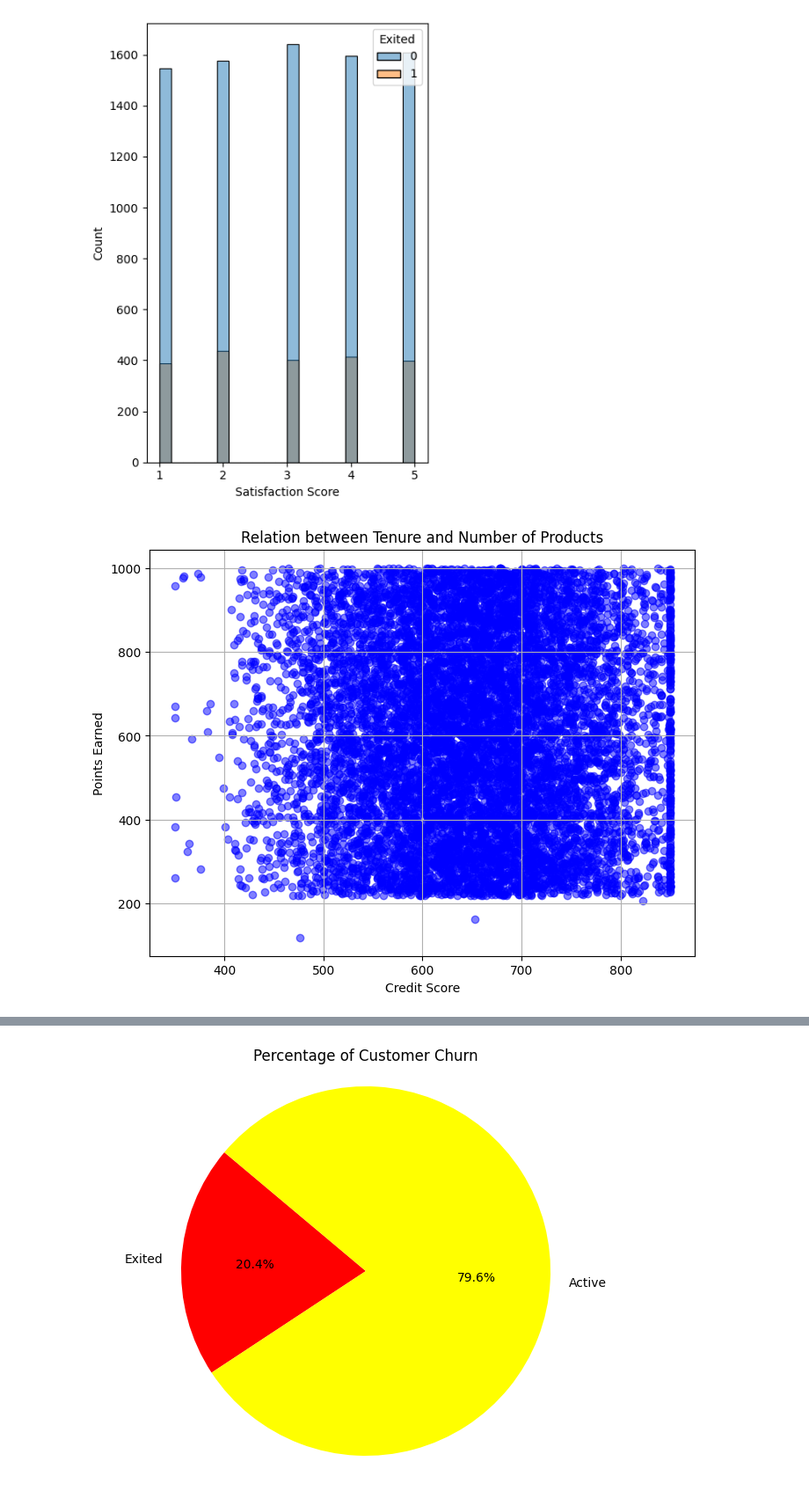
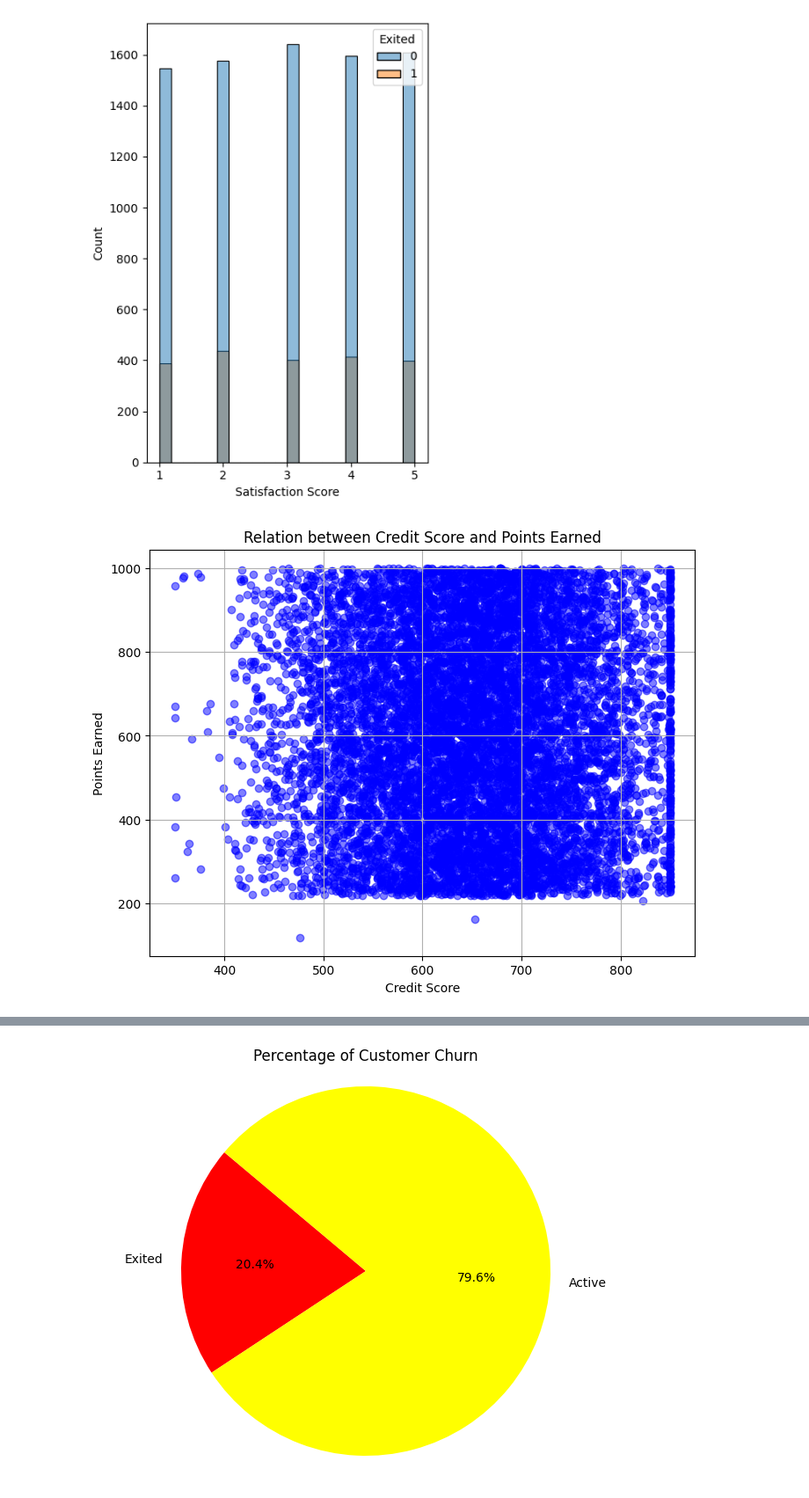
Before and after one commit to CSI4142/Project, a Jupyter notebook: phase4/part_a/data_summarization.ipynb, the cells around one changed output, grey strips where cells are left out. Shown at 88% size. Saved outputs shown, nothing was run; the diff lists cells and outputs as text; code cells hidden in the pictures.

```diff
--- a/phase4/part_a/data_summarization.ipynb
+++ b/phase4/part_a/data_summarization.ipynb
@@ -76,14 +75,14 @@ plt.show()
 # %%
 creditscore = df['CreditScore']
 points = df['Point Earned']
 
 # Plotting the graph
 plt.figure(figsize=(8, 6))
 plt.scatter(creditscore, points, color='blue', alpha=0.5)
-plt.title('Relation between Tenure and Number of Products')
+plt.title('Relation between Credit Score and Points Earned')
 plt.xlabel('Credit Score')
 plt.ylabel('Points Earned')
 plt.grid(True)
 plt.show()
 # %% [output]
-[figure, old version]
+[figure, new version]
```
Also changed, not shown: parts of 9 cells of this notebook.
